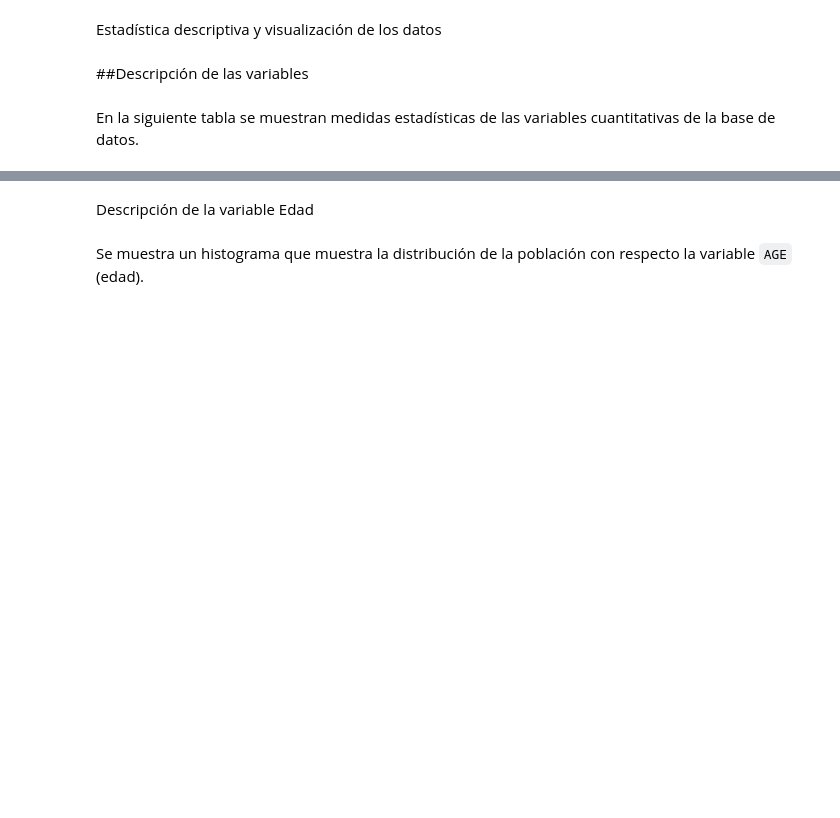
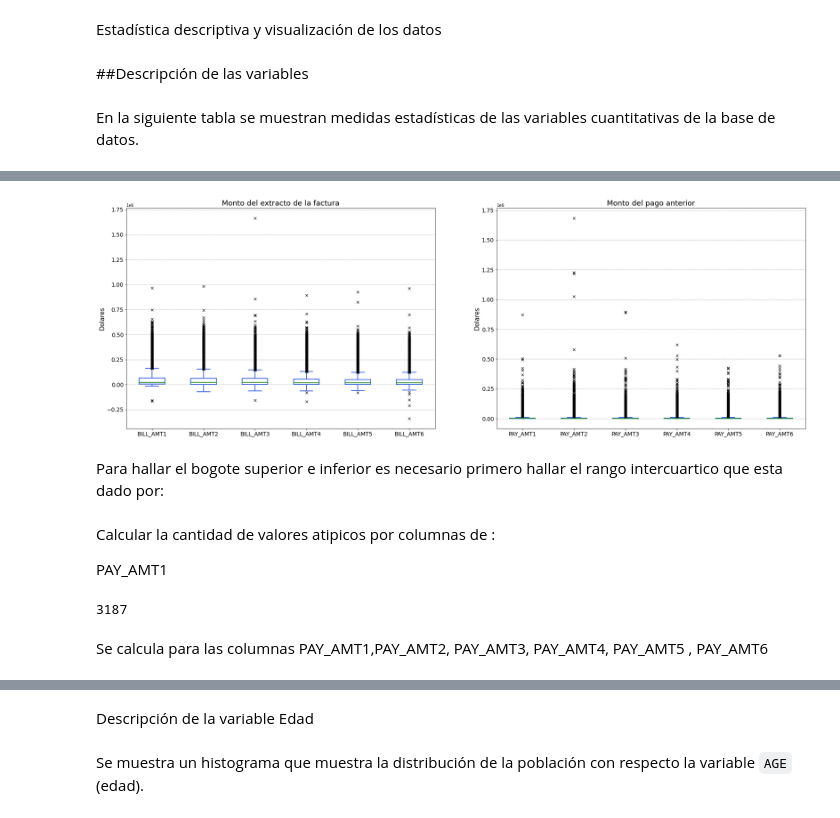
Before and after one commit to christopherfr/trabajofinalml, a Jupyter notebook: Trabajo_final_ML.ipynb, the cells around one changed output, grey strips where cells are left out. Saved outputs shown, nothing was run; the diff lists cells and outputs as text; code cells hidden in the pictures; blank space fills up the shorter version.

```diff
--- a/Trabajo_final_ML.ipynb
+++ b/Trabajo_final_ML.ipynb
@@ -92,0 +114,29 @@ data.drop(['SEX','EDUCATION','MARRIAGE','DEFAULT'], axis = 1).describe()
+# %%
+fig, axes = plt.subplots(1,2, figsize = (30,10)) # create figure and axes
+bp1 = data.iloc[:,11:17].boxplot(boxprops = dict(color = 'royalblue', linewidth = 2),
+                             medianprops = dict(color = 'forestgreen', linewidth = 2),
+                             whiskerprops = dict(color = 'royalblue', linewidth = 2),
+                             capprops = dict(color = 'royalblue', linewidth = 2),
+                             flierprops = dict(marker = 'x'),
+                             grid = False,
+                             ax = axes.flatten()[0])
+bp1.set_title('Monto del extracto de la factura', fontsize = 18)
+bp1.set_ylabel('Dolares', fontsize = 15)
+bp1.tick_params(axis='both', labelsize=13.5)
+bp1.grid(axis='y', linestyle='--')
+
+bp2 = data.iloc[:,17:23].boxplot(boxprops = dict(color = 'royalblue', linewidth = 2),
+                             medianprops = dict(color = 'forestgreen', linewidth = 2),
+                             whiskerprops = dict(color = 'royalblue', linewidth = 2),
+                             capprops = dict(color = 'royalblue', linewidth = 2),
+                             flierprops = dict(marker = 'x'),
+                             grid = False,
+                             ax = axes.flatten()[1])
+bp2.set_title('Monto del pago anterior', fontsize = 18)
+bp2.set_ylabel('Dolares', fontsize = 15)
+bp2.tick_params(axis='both', labelsize=13.5)
+bp2.grid(axis='y', linestyle='--')
+# %% [output]
+[figure, added]
+# %% [markdown]
+Para hallar el bogote superior e inferior es necesario primero hallar el rango intercuartico que esta dado por:
@@ -92,0 +146,12 @@ data.drop(['SEX','EDUCATION','MARRIAGE','DEFAULT'], axis = 1).describe()
+# %% [markdown]
+Calcular la cantidad de valores atipicos por columnas de :
+
+PAY_AMT1
+# %%
+p_m1=np.percentile(IQR(data['PAY_AMT1']), 75) + 1.5*IQR(data['PAY_AMT1'])
+mayor=data['PAY_AMT1']>p_m1
+data[mayor].shape[0]
+# %% [output]
+3187
+# %% [markdown]
+Se calcula para las columnas PAY_AMT1,PAY_AMT2, PAY_AMT3, PAY_AMT4, PAY_AMT5 , PAY_AMT6
```
Also changed, not shown: parts of 45 cells of this notebook.
